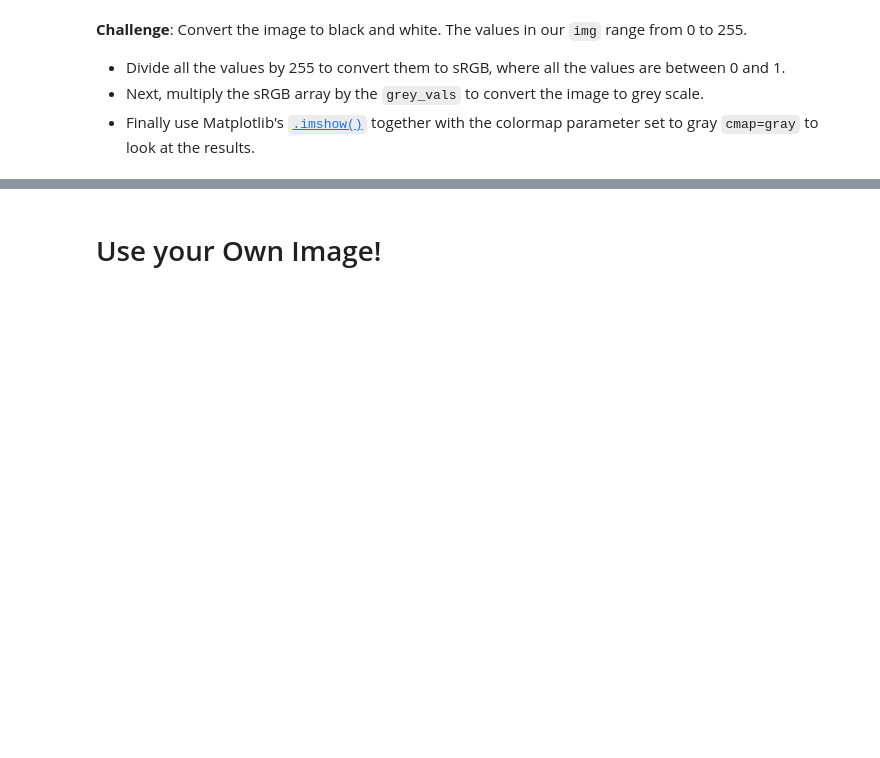
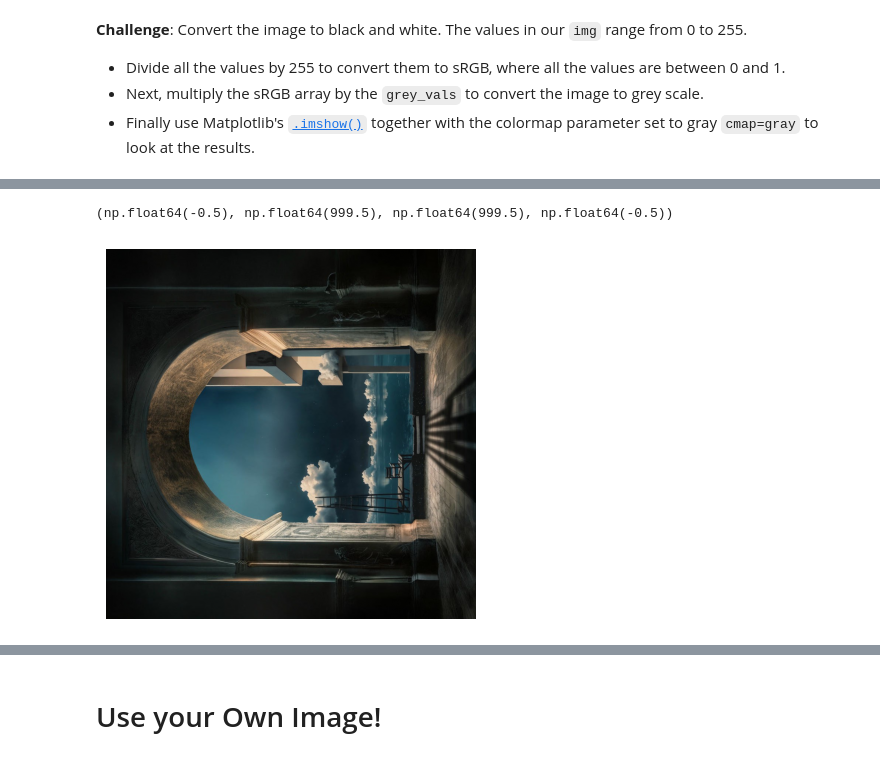
Before and after one commit to erfaw/elasti_py, a Jupyter notebook: Day077-erf/Computation with NumPy (start)/Computation_with_NumPy_and_N_Dimensional_Arrays_(start).ipynb, the cells around one changed output, grey strips where cells are left out. Drawn from its saved outputs; the diff is of its cells as text; code cells hidden in the pictures; blank space fills up the shorter version.

```diff
--- a/Day077-erf/Computation with NumPy (start)/Computation_with_NumPy_and_N_Dimensional_Arrays_(start).ipynb
+++ b/Day077-erf/Computation with NumPy (start)/Computation_with_NumPy_and_N_Dimensional_Arrays_(start).ipynb
@@ -363,0 +365,7 @@ plt.axis('off')
+# %%
+rotated_img = np.transpose(pixel_matrix, axes= (1, 0, 2))
+plt.imshow(rotated_img)
+plt.axis('off')
+# %% [output]
+(np.float64(-0.5), np.float64(999.5), np.float64(999.5), np.float64(-0.5))
+[figure, added]
```
Also changed, not shown: parts of 7 cells of this notebook.
